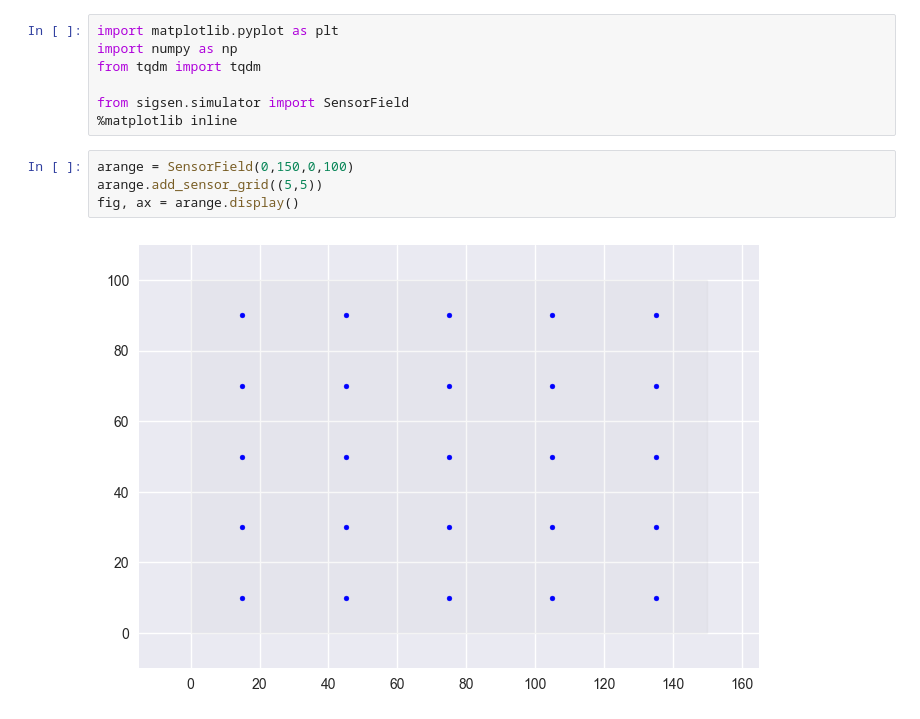
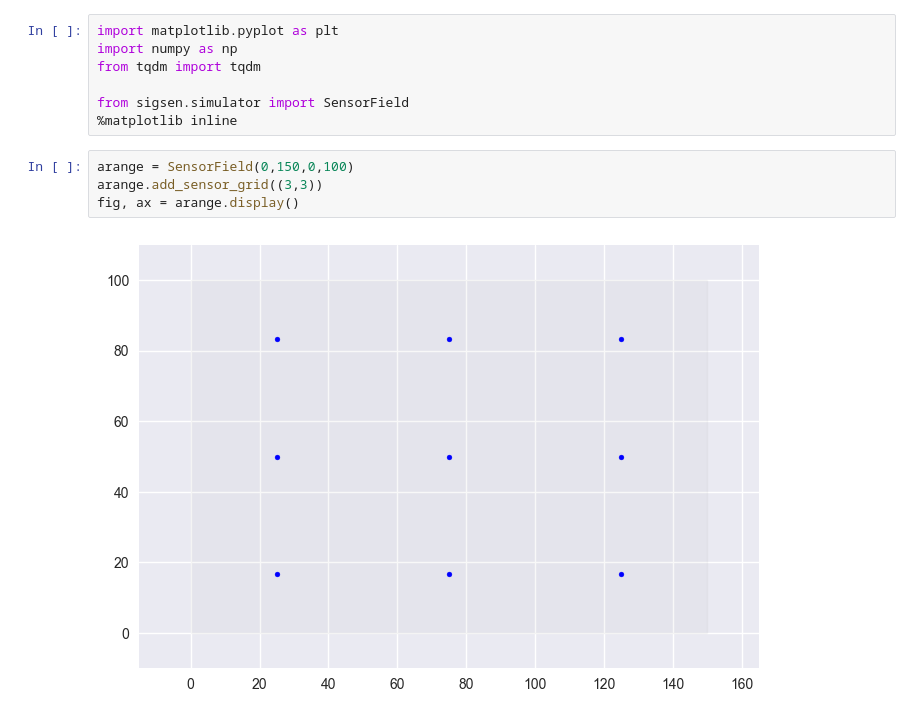
Before and after one commit to noaham/sigsen, a Jupyter notebook: examples/example.ipynb, the cells around one changed output. Drawn from its saved outputs; the diff is of its cells as text.

```diff
--- a/examples/example.ipynb
+++ b/examples/example.ipynb
@@ -7,10 +7,10 @@ from sigsen.simulator import SensorField
 %matplotlib inline
 # %%
 arange = SensorField(0,150,0,100)
-arange.add_sensor_grid((5,5))
+arange.add_sensor_grid((3,3))
 fig, ax = arange.display()
 # %% [output]
-[figure, old version]
+[figure, new version]
 # %%
 sigs = arange.gen_data(2, noise=4)
 sigs.compute_distribution((150,100))
```
Also changed, not shown: parts of 5 cells of this notebook, 1 other file.
